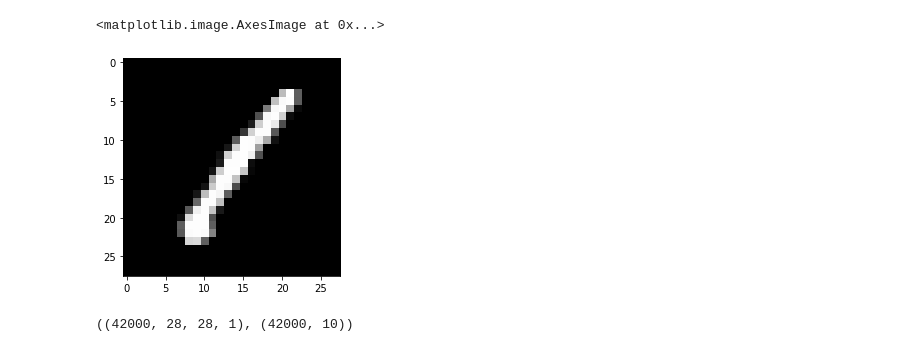
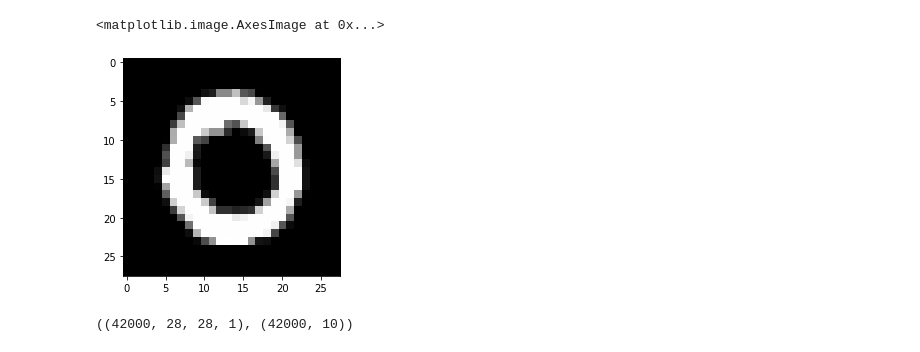
Before and after one commit to PratikDavidson/Deep-Learning, a Jupyter notebook: digit-recognizer/Code/digit-recognizer-using-2D-CNN.ipynb, the cells around one changed output. Saved outputs shown, nothing was run; the diff lists cells and outputs as text; code cells hidden in the pictures.

```diff
--- a/digit-recognizer/Code/digit-recognizer-using-2D-CNN.ipynb
+++ b/digit-recognizer/Code/digit-recognizer-using-2D-CNN.ipynb
@@ -20,10 +20,10 @@ y_train = to_categorical(y)
 X = X.reshape((X.shape[0],28,28,1))
 X_train = X/255
 # %%
-plt.imshow(X_train[0],cmap=plt.cm.gray)
+plt.imshow(X_train[1],cmap=plt.cm.gray)
 # %% [output]
 <matplotlib.image.AxesImage at 0x...>
-[figure, old version]
+[figure, new version]
 # %%
 X_train.shape,y_train.shape
 # %% [output]
```
Also changed, not shown: parts of 8 cells of this notebook, 21 other files.
